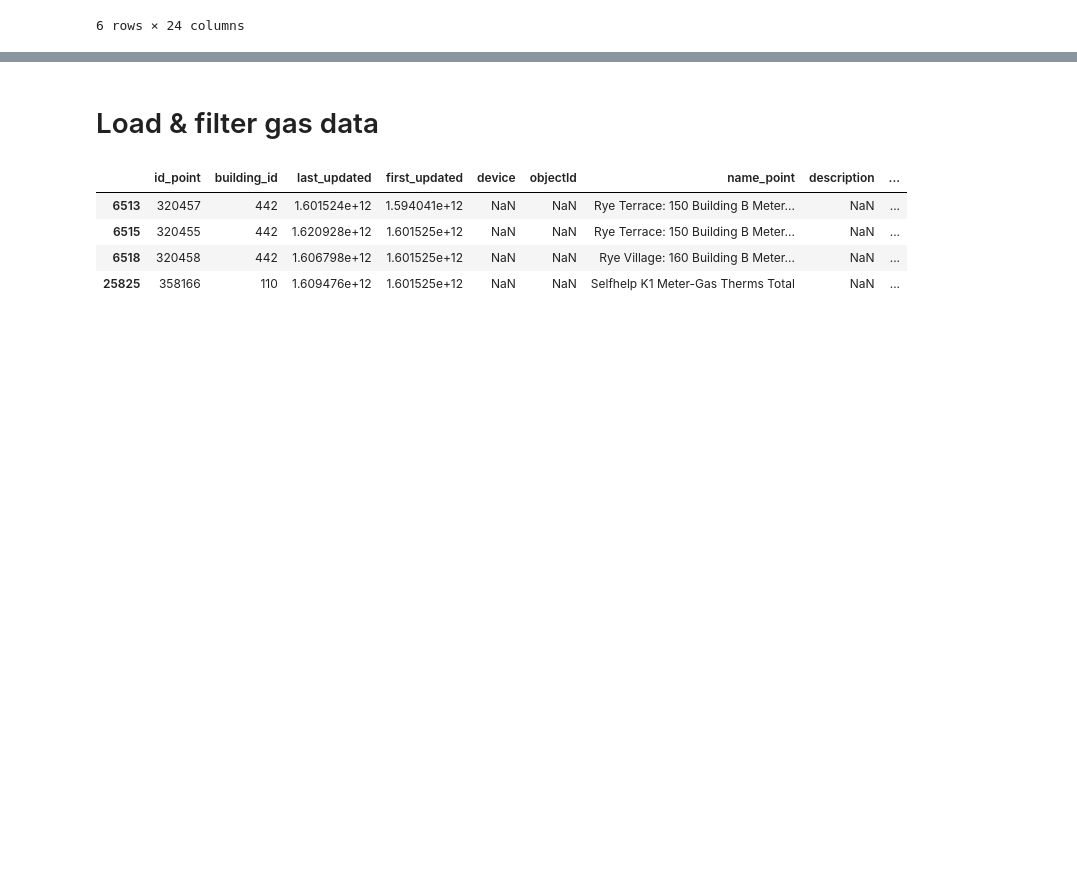
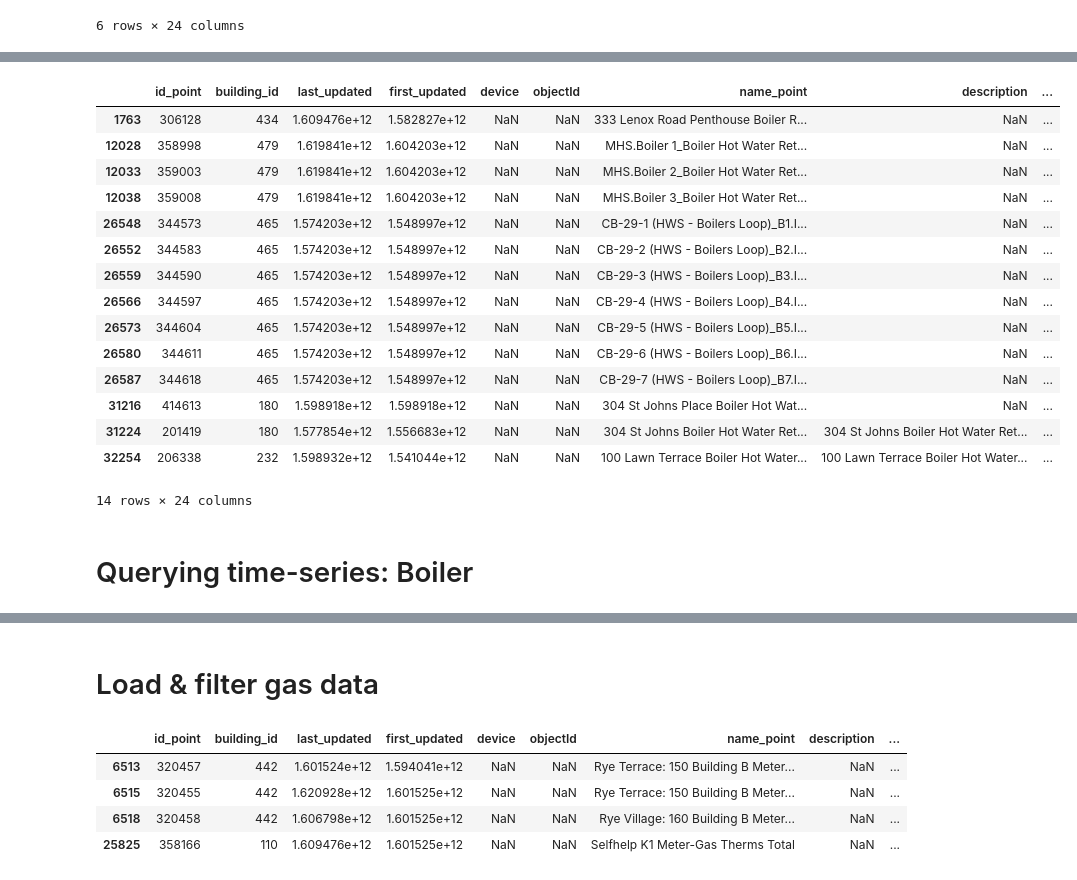
Before and after one commit to PengkunLiu/RTEM_CMU, a Jupyter notebook: RTEM Jupyter Notebook/a-rtem-heating-energy.ipynb, the cells around one changed output, grey strips where cells are left out. Cells and saved outputs as stored; diff of their text form; code cells hidden in the pictures; blank space fills up the shorter version.

```diff
--- a/RTEM Jupyter Notebook/a-rtem-heating-energy.ipynb
+++ b/RTEM Jupyter Notebook/a-rtem-heating-energy.ipynb
@@ -183,2 +203,3 @@ boiler__equip = pd.merge(df_temp, heating_plant_hhwr_equip, how='inner')
 # %%
-boiler_shared_hhws_data = boiler_hhwr_data[boiler_hhwr_data["building_id"].isin(boiler_hhws_data["building_id"])]
+boiler_hhwr = boiler_hhwr_data[(boiler_hhwr_data['equip_id'].isin(boiler_equip["equip_id"]))]
+boiler_hhwr
@@ -210,0 +248,23 @@ boiler_alone_data = boiler_data[~boiler_data["building_id"].isin(heating_plant_f
+# %%
+boiler_hhwr = boiler_hhwr[(boiler_hhwr['equip_id'].isin(boiler_hhws["equip_id"]))]
+boiler_hhwr = boiler_hhwr[(boiler_hhwr.name_point.str.contains('Condensate', regex=False) == False)]
+boiler_hhwr
+# %% [output]
+|  | id_point | building_id | last_updated | first_updated | device | objectId | name_point | description | ... |
+| 1763 | 306128 | 434 | 1.609476e+12 | 1.582827e+12 | NaN | NaN | 333 Lenox Road Penthouse Boiler R... | NaN | ... |
+| 12028 | 358998 | 479 | 1.619841e+12 | 1.604203e+12 | NaN | NaN | MHS.Boiler 1_Boiler Hot Water Ret... | NaN | ... |
+| 12033 | 359003 | 479 | 1.619841e+12 | 1.604203e+12 | NaN | NaN | MHS.Boiler 2_Boiler Hot Water Ret... | NaN | ... |
+| 12038 | 359008 | 479 | 1.619841e+12 | 1.604203e+12 | NaN | NaN | MHS.Boiler 3_Boiler Hot Water Ret... | NaN | ... |
+| 26548 | 344573 | 465 | 1.574203e+12 | 1.548997e+12 | NaN | NaN | CB-29-1 (HWS - Boilers Loop)_B1.I... | NaN | ... |
+| 26552 | 344583 | 465 | 1.574203e+12 | 1.548997e+12 | NaN | NaN | CB-29-2 (HWS - Boilers Loop)_B2.I... | NaN | ... |
+| 26559 | 344590 | 465 | 1.574203e+12 | 1.548997e+12 | NaN | NaN | CB-29-3 (HWS - Boilers Loop)_B3.I... | NaN | ... |
+| 26566 | 344597 | 465 | 1.574203e+12 | 1.548997e+12 | NaN | NaN | CB-29-4 (HWS - Boilers Loop)_B4.I... | NaN | ... |
+| 26573 | 344604 | 465 | 1.574203e+12 | 1.548997e+12 | NaN | NaN | CB-29-5 (HWS - Boilers Loop)_B5.I... | NaN | ... |
+| 26580 | 344611 | 465 | 1.574203e+12 | 1.548997e+12 | NaN | NaN | CB-29-6 (HWS - Boilers Loop)_B6.I... | NaN | ... |
+| 26587 | 344618 | 465 | 1.574203e+12 | 1.548997e+12 | NaN | NaN | CB-29-7 (HWS - Boilers Loop)_B7.I... | NaN | ... |
+| 31216 | 414613 | 180 | 1.598918e+12 | 1.598918e+12 | NaN | NaN | 304 St Johns Place Boiler Hot Wat... | NaN | ... |
+| 31224 | 201419 | 180 | 1.577854e+12 | 1.556683e+12 | NaN | NaN | 304 St Johns Boiler Hot Water Ret... | 304 St Johns Boiler Hot Water Ret... | ... |
+| 32254 | 206338 | 232 | 1.598932e+12 | 1.541044e+12 | NaN | NaN | 100 Lawn Terrace Boiler Hot Water... | 100 Lawn Terrace Boiler Hot Water... | ... |
+14 rows × 24 columns
+# %% [markdown]
+# Querying time-series: Boiler
```
Also changed, not shown: parts of 107 cells of this notebook.
